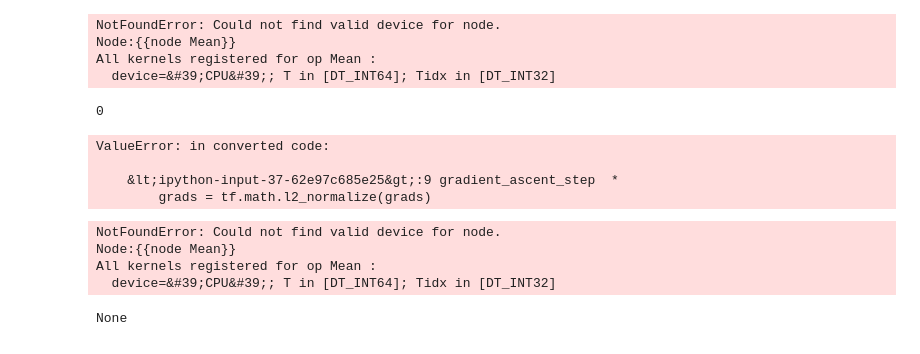
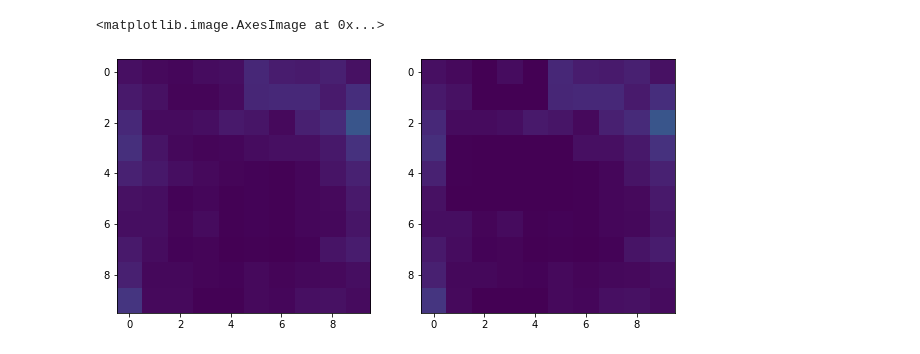
Before and after one commit to LisaLentati/Game-of-Life, a Jupyter notebook: ReverseModels.ipynb, the cells around one changed output. Cells and saved outputs as stored; diff of their text form; code cells hidden in the pictures.

```diff
--- a/ReverseModels.ipynb
+++ b/ReverseModels.ipynb
@@ -228,37 +34,0 @@ def initialize_image(grid_size=(10,10)):
-# %%
-opt = tf.keras.optimizers.Adam()
-
-loss = compute_loss(img, target_img)
-# Compute gradients.
-grads = opt.minimize(loss, img)
-# %% [output]
-NotFoundError: Could not find valid device for node.
-Node:{{node Mean}}
-All kernels registered for op Mean :
-  device=&#39;CPU&#39;; T in [DT_INT64]; Tidx in [DT_INT32]
-# %%
-# We run gradient ascent for 20 steps
-iterations = 30
-learning_rate = 0.1
-img = initialize_image()
-for iteration in range(iterations):
-    print(iteration)
-    loss, img = gradient_ascent_step(img, y[0], learning_rate)
-# %% [output]
-0
-ValueError: in converted code:
-
-    &lt;ipython-input-37-62e97c685e25&gt;:9 gradient_ascent_step  *
-        grads = tf.math.l2_normalize(grads)
-# %%
-img = initialize_image()
-target_img = y[0]
-
-with tf.GradientTape() as tape:
-    tape.watch(img)
-    loss = compute_loss(img, target_img)
-# %% [output]
-NotFoundError: Could not find valid device for node.
-Node:{{node Mean}}
-All kernels registered for op Mean :
-  device=&#39;CPU&#39;; T in [DT_INT64]; Tidx in [DT_INT32]
@@ -268,4 +34,0 @@ grads = tape.gradient(loss, img)
-# %%
-print(grads)
-# %% [output]
-None
@@ -275,0 +91,26 @@ img += learning_rate * grads
+# %%
+# showing how the forward model is "unmovable"
+
+game_1_sample = GameOfLifeModel((10,10), model_3x3)
+
+input_img = tf.Variable(tf.random.uniform(shape=(1,10, 10), minval=0.4, maxval=0.6), name='input_image', trainable=True, validate_shape=True)
+
+x = game_1_sample(input_img)
+
+x0 =tf.constant(x[0])
+input_img[0,0,3].assign(1)
+input_img[0,4,4].assign(1)
+input_img[0,4,3].assign(1)
+input_img[0,4,2].assign(1)
+
+y = game_1_sample(input_img)
+y0 = y[0]
+# %%
+fig = plt.figure(figsize=(10,5))
+plt.subplot(1, 2, 1)
+plt.imshow(x0, vmin=0, vmax=1)
+plt.subplot(1, 2, 2)
+plt.imshow(y[0], vmin=0, vmax=1)
+# %% [output]
+<matplotlib.image.AxesImage at 0x...>
+[figure, added]
```
Also changed, not shown: parts of 14 cells of this notebook.
